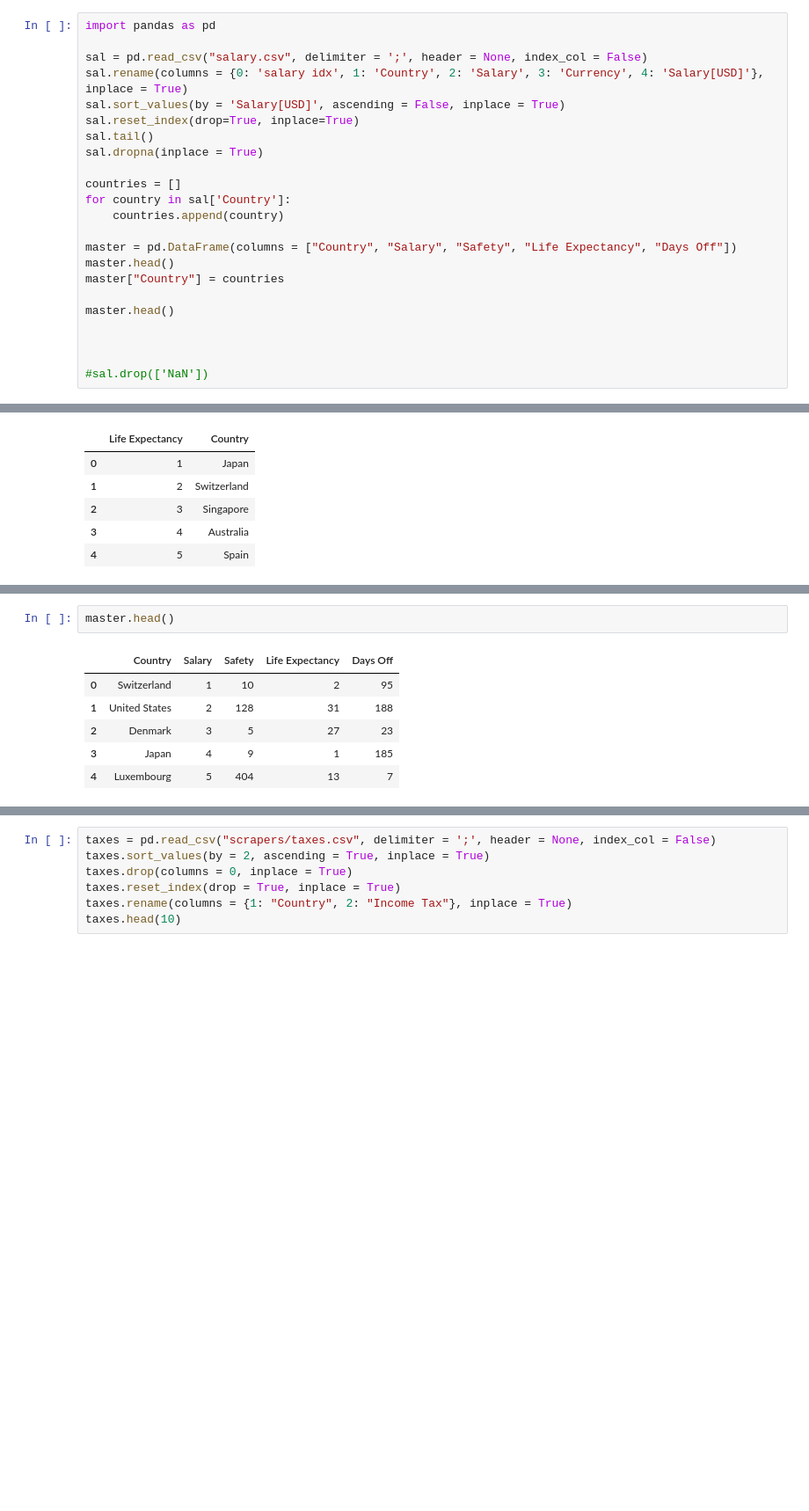
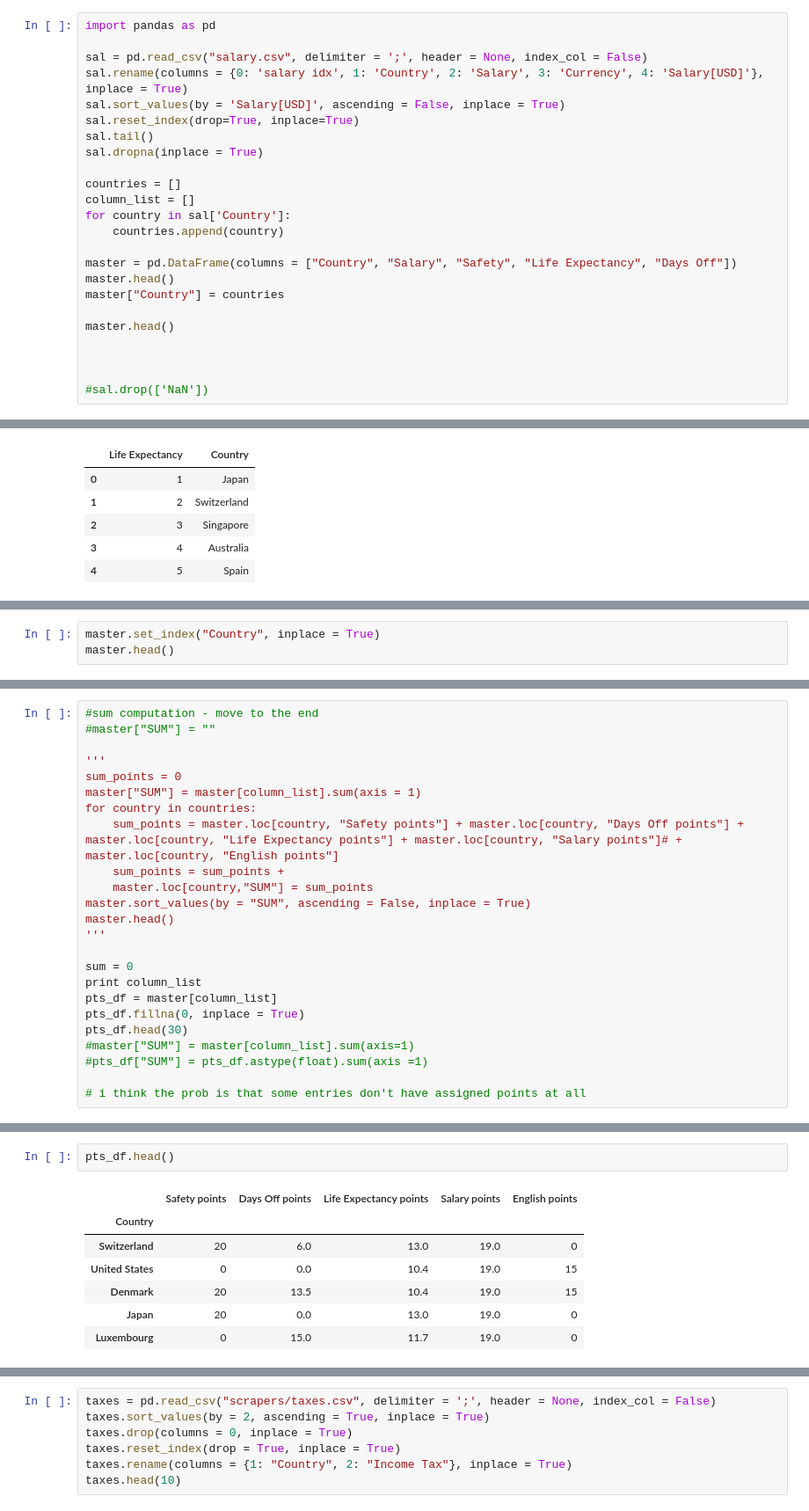
Before and after one commit to mik0why/PlaceToLive, a Jupyter notebook: Salary_Notebook.ipynb, the cells around one changed output, grey strips where cells are left out. Shown at 88% size. Drawn from its saved outputs; the diff is of its cells as text; blank space fills up the shorter version.

Commit message:
Mork work on points

```diff
--- a/Salary_Notebook.ipynb
+++ b/Salary_Notebook.ipynb
@@ -43,6 +43,7 @@ sal.tail()
 sal.dropna(inplace = True)
 
 countries = []
+column_list = []
 for country in sal['Country']:
     countries.append(country)
 
@@ -136,0 +128,3 @@ master_add("Life Expectancy", life_exp)
+# %%
+master.set_index("Country", inplace = True)
+master.head()
@@ -161,0 +255,24 @@ master_add("Days Off", days_off)
+# %%
+#sum computation - move to the end
+#master["SUM"] = ""
+
+'''
+sum_points = 0
+master["SUM"] = master[column_list].sum(axis = 1)
+for country in countries:
+    sum_points = master.loc[country, "Safety points"] + master.loc[country, "Days Off points"] + master.loc[country, "Life Expectancy points"] + master.loc[country, "Salary points"]# + master.loc[country, "English points"]
+    sum_points = sum_points +
+    master.loc[country,"SUM"] = sum_points
+master.sort_values(by = "SUM", ascending = False, inplace = True)
+master.head()
+'''
+
+sum = 0
+print column_list
+pts_df = master[column_list]
+pts_df.fillna(0, inplace = True)
+pts_df.head(30)
+#master["SUM"] = master[column_list].sum(axis=1)
+#pts_df["SUM"] = pts_df.astype(float).sum(axis =1)
+
+# i think the prob is that some entries don't have assigned points at all
@@ -162,9 +299,10 @@ master_add("Days Off", days_off)
 # %%
-master.head()
+pts_df.head()
 # %% [output]
-|  | Country | Salary | Safety | Life Expectancy | Days Off |
-| 0 | Switzerland | 1 | 10 | 2 | 95 |
-| 1 | United States | 2 | 128 | 31 | 188 |
-| 2 | Denmark | 3 | 5 | 27 | 23 |
-| 3 | Japan | 4 | 9 | 1 | 185 |
-| 4 | Luxembourg | 5 | 404 | 13 | 7 |
+|  | Safety points | Days Off points | Life Expectancy points | Salary points | English points |
+| Country |  |  |  |  |  |
+| Switzerland | 20 | 6.0 | 13.0 | 19.0 | 0 |
+| United States | 0 | 0.0 | 10.4 | 19.0 | 15 |
+| Denmark | 20 | 13.5 | 10.4 | 19.0 | 15 |
+| Japan | 20 | 0.0 | 13.0 | 19.0 | 0 |
+| Luxembourg | 0 | 15.0 | 11.7 | 19.0 | 0 |
```
Also changed, not shown: parts of 28 cells of this notebook.
